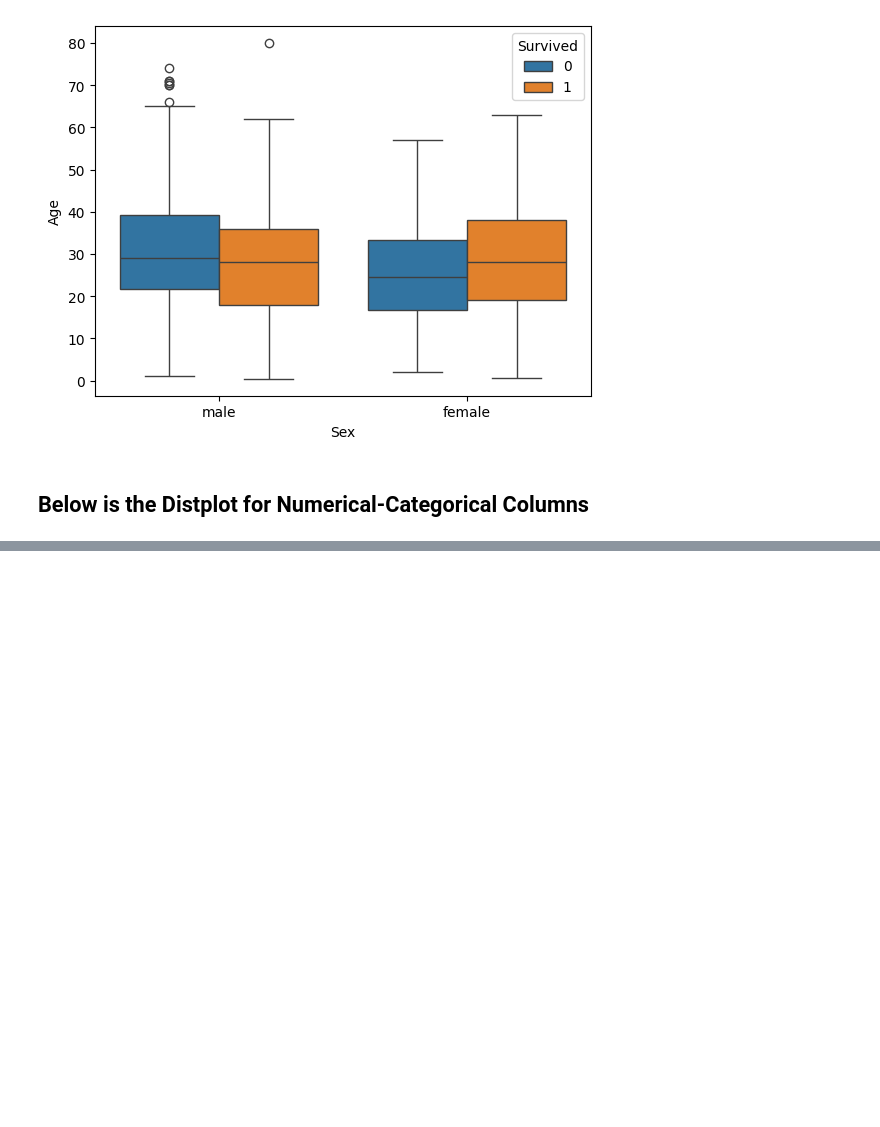
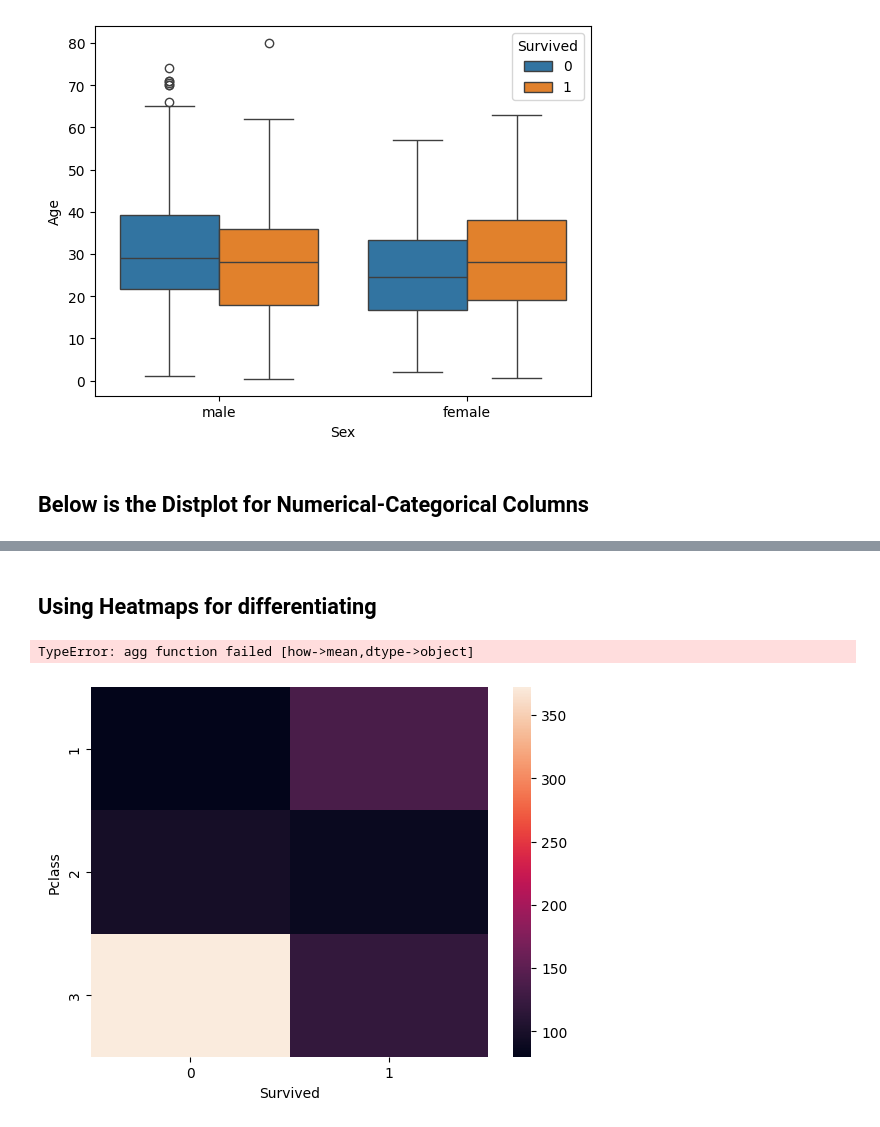
Before and after one commit to Tehman700/New_Best_Shop_Location_Prediction_Model, a Jupyter notebook: Jupyter_Notebooks_VsCode/EDA_on_Mutivariate_Bivariate.ipynb, the cells around one changed output, grey strips where cells are left out. Saved outputs shown, nothing was run; the diff lists cells and outputs as text; code cells hidden in the pictures; blank space fills up the shorter version.

```diff
--- a/Jupyter_Notebooks_VsCode/EDA_on_Mutivariate_Bivariate.ipynb
+++ b/Jupyter_Notebooks_VsCode/EDA_on_Mutivariate_Bivariate.ipynb
@@ -68,0 +80,8 @@ https://gist.github.com/mwaskom/de44147ed2974457ad6372750bbe5751
+# %% [markdown]
+## Using Heatmaps for differentiating
+# %%
+sns.heatmap(pd.crosstab(titanic['Pclass'], titanic['Survived']))
+# titanic.groupby('Pclass').mean()['Survived']*100
+# %% [output]
+TypeError: agg function failed [how->mean,dtype->object]
+[figure, added]
```
Also changed, not shown: parts of 3 cells of this notebook.
